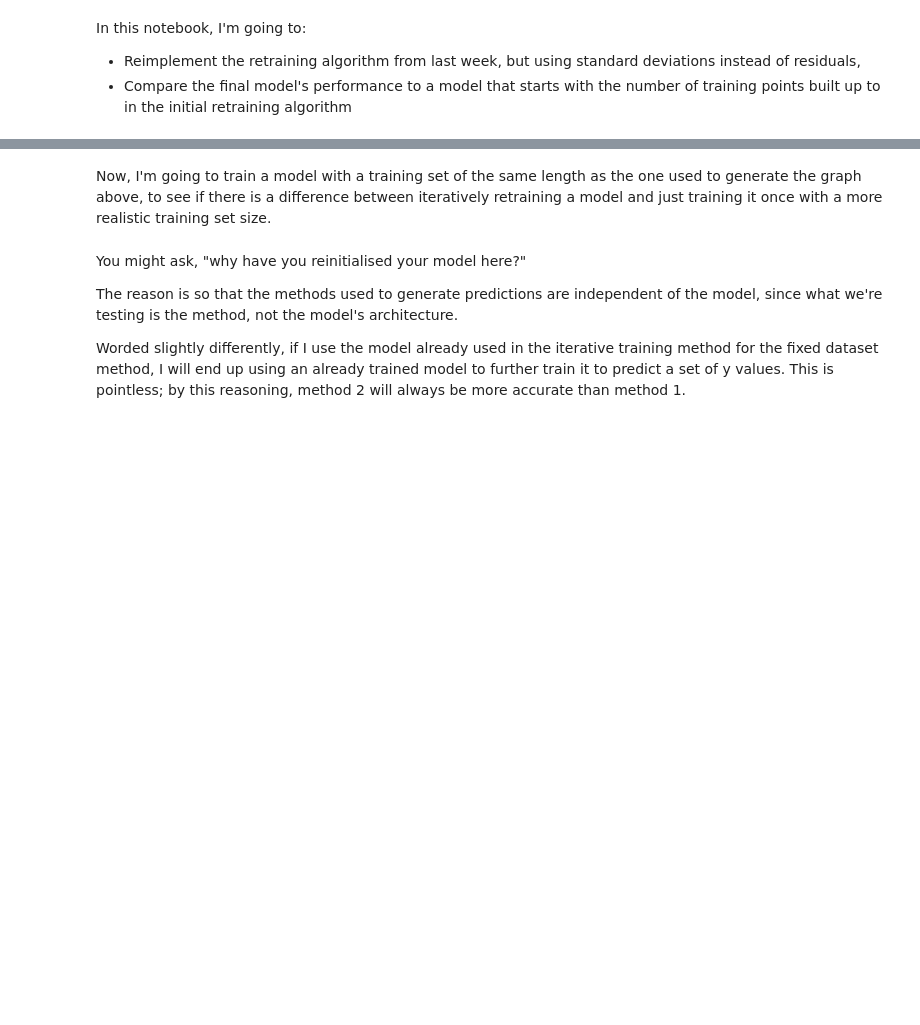
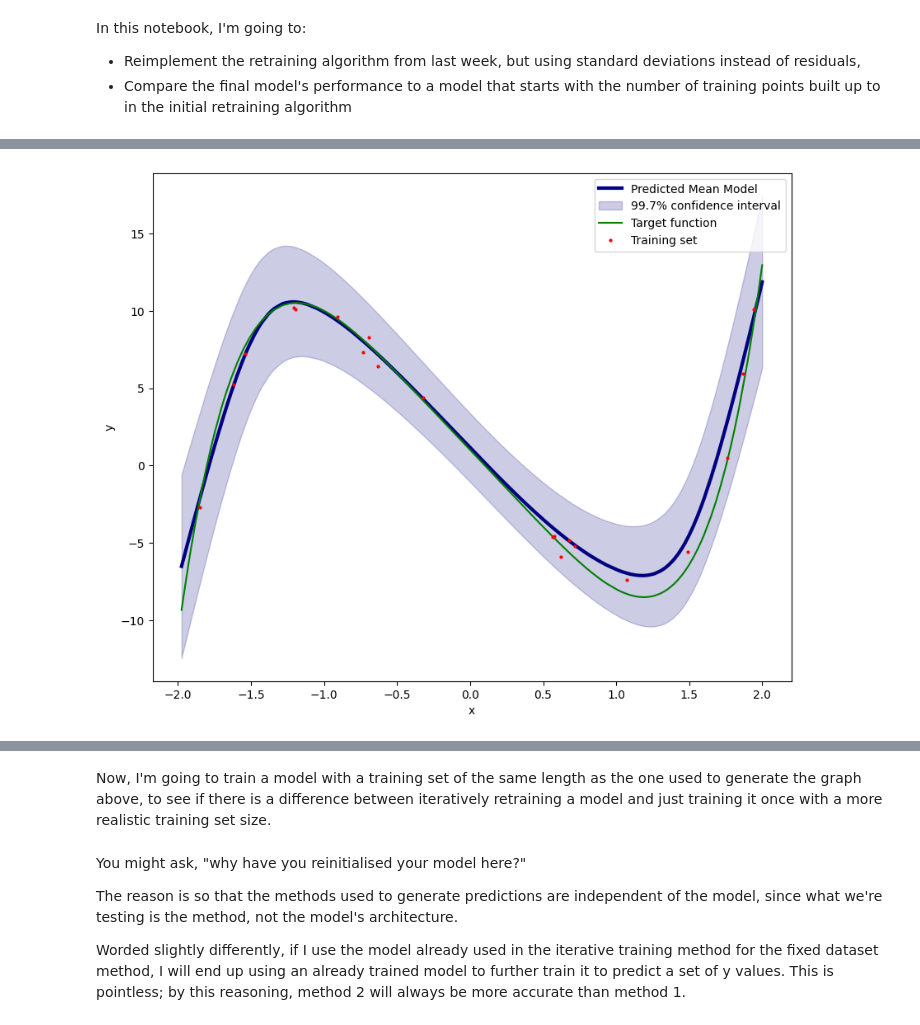
Before and after one commit to tresul03/final_year_project, a Jupyter notebook: src/week5/iterative_retraining.ipynb, the cells around one changed output, grey strips where cells are left out. Cells and saved outputs as stored; diff of their text form; code cells hidden in the pictures; blank space fills up the shorter version.

```diff
--- a/src/week5/iterative_retraining.ipynb
+++ b/src/week5/iterative_retraining.ipynb
@@ -112,4 +120,90 @@ std_model_results = np.array([np.std(model_results[i]) for i in range(model_resu
 
 #calculating mse for retraining purposes
 test_mse = mse_loss(torch.unsqueeze(torch.Tensor(mean_model_results), dim=1).to(device), y_test)
+
+plt.savefig(f"../../plots/iterative_retraining_vs_fixed_dataset/iterative_{len(x_train)}_plots.pdf")
+
+
+while test_mse > 1.0:
+    #reallocating datasets to CPU for NumPy operations
+    x_test = x_test.cpu()
+    y_test = y_test.cpu()
+
+    #forming df of standard deviations of model results, and the x values they correspond to
+    #differences = np.abs(mean_model_results - y_test.data.numpy()[:, 0])
+    df = pd.DataFrame(
+        {
+            "x": x_test[:, 0],
+            "differences": std_model_results
+        }
+    ).sort_values(by=['differences'], ascending=False)
+    df.head()
+
+    #dataset to add to training set for retraining
+    x_to_add = np.array([])
+
+    #select 10 random values from x_to_add to add to x_train
+    for i in range(0, len(df)+1, 50):
+        x_to_add = np.append(x_to_add, df.iloc[i:i+VALUES_ADDED, 0])
+
+    #randomly selecting 10 points from x_to_add to add to x_train
+    x_to_add = torch.unsqueeze(torch.Tensor(np.random.choice(x_to_add, 10, replace=False)), dim=1).to(device)
+    y_to_add = target(x_to_add.cpu()).to(device)
+
+    x_train = torch.sort(torch.cat((x_train, x_to_add)).to(device))[0]
+    y_train = torch.cat((y_train, y_to_add))
+    print(len(x_train))
+
+    #retraining model
+    model, mse, kl, cost = train(model, x_train, y_train, epochs)
+
+    #creating testing data
+    x_test = torch.sort(torch.rand(300)*4-2)[0]
+    y_test = target(x_test)
+
+    x_test = torch.unsqueeze(x_test, dim=1).to(device)
+    y_test = torch.unsqueeze(y_test, dim=1).to(device)
+
+    model_results = np.array([model(x_test).cpu().data.numpy() for _ in range(10000)])[:,:,0].T
+    mean_model_results = np.array([np.mean(model_results[i]) for i in range(model_results.shape[0])])
+    std_model_results = np.array([np.std(model_results[i]) for i in range(model_results.shape[0])])
+
+    test_mse = mse_loss(torch.unsqueeze(torch.Tensor(mean_model_results), dim=1).to(device), y_test)
+    print(f'MSE: {test_mse.item():2.2f}')
+
+    #reallocating datasets to CPU for plotting
+    x_test = x_test.cpu()
+    y_test = y_test.cpu()
+
+    #plotting results
+    fig = plt.figure(figsize=(10, 8))
+    ax = fig.add_subplot(111)
+
+    ax.plot(x_test.data.cpu().numpy(), mean_model_results, color='navy',
+            lw=3, label='Predicted Mean Model')
+    ax.fill_between(x_test.data.cpu().numpy().T[0], mean_model_results-3.0*std_model_results, mean_model_results +
+                    3.0*std_model_results, alpha=0.2, color='navy', label='99.7% confidence interval')
+    #ax.plot(x_test.data.numpy(), y_test.data.numpy(), '.',
+            #color='darkorange', markersize=4, label='Test set')
+    ax.plot(x_test.data.cpu().numpy(), clean_target(x_test).cpu().data.numpy(),
+            color='green', markersize=4, label='Target function')
+    ax.plot(x_train.data.numpy(), y_train.data.numpy(), '.',
+            color='red', markersize=4, label='Training set')
+
+    ax.legend()
+    ax.set_xlabel('x')
+    ax.set_ylabel('y')
+
+    plt.savefig(f"../../plots/iterative_retraining_vs_fixed_dataset/selective_{len(x_train)}_plots.pdf")
+
+    mse_vs_size.append(
+        {"mse_selective": test_mse.item, "size": len(x_train)}, ignore_index=True
+    )
+
+    if(test_mse <= 1.0):
+        break
+
+
+
+print("Cost sufficiently minimised")
 # %% [output]
@@ -116,0 +220 @@ test_mse = mse_loss(torch.unsqueeze(torch.Tensor(mean_model_results), dim=1).to(
+[figure, added]
```
Also changed, not shown: parts of 7 cells of this notebook.
